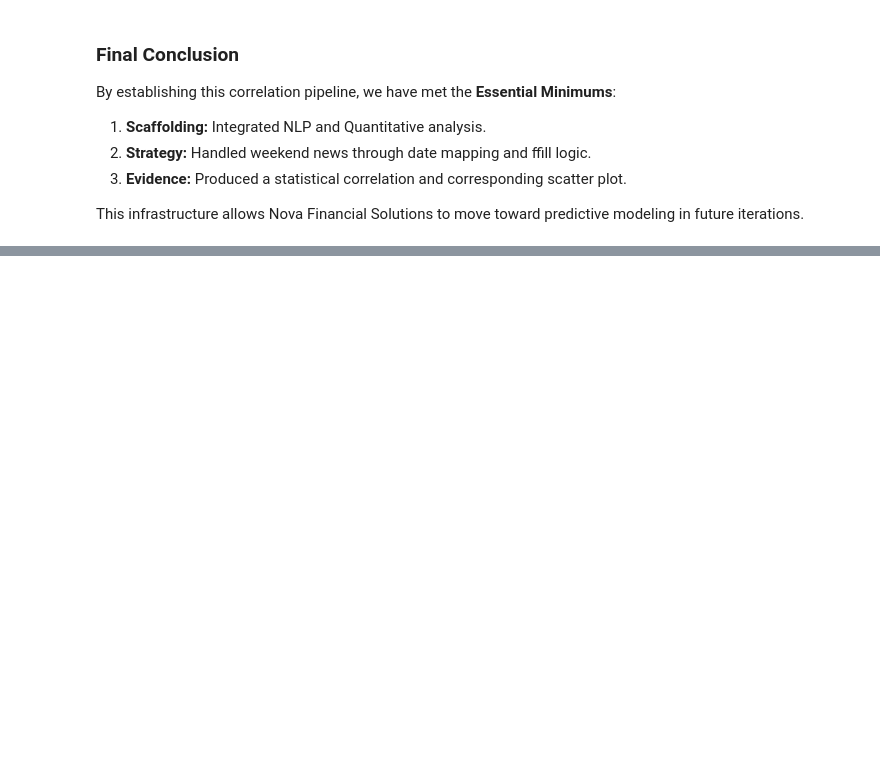
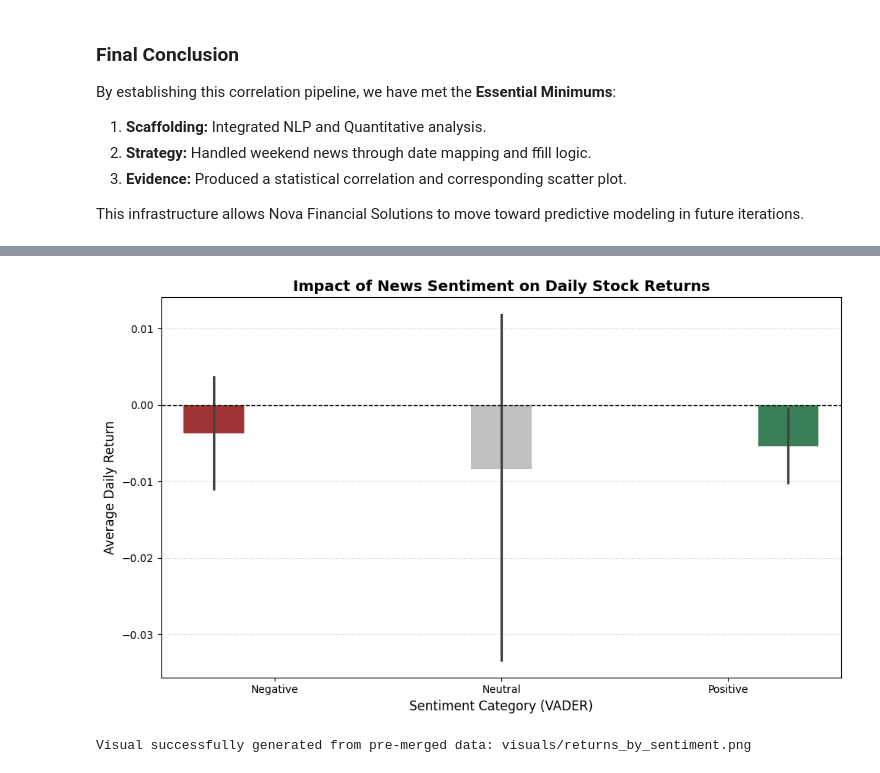
Before and after one commit to Solih06/nova-financial-analysis, a Jupyter notebook: notebooks/03_correlation_analysis.ipynb, the cells around one changed output, grey strips where cells are left out. Cells and saved outputs as stored; diff of their text form; code cells hidden in the pictures; blank space fills up the shorter version.

```diff
--- a/notebooks/03_correlation_analysis.ipynb
+++ b/notebooks/03_correlation_analysis.ipynb
@@ -83,0 +130,44 @@ This infrastructure allows Nova Financial Solutions to move toward predictive mo
+# %%
+import pandas as pd
+import seaborn as sns
+import matplotlib.pyplot as plt
+import os
+
+# 1. Setup Folder
+os.makedirs('visuals', exist_ok=True)
+
+# 2. Categorize Sentiment (Since your data is already pre-merged)
+# We use your 'VADER_Sentiment' column and link it to 'Daily_Returns'
+df_plot = df.copy()
+
+# Standard sentiment thresholds:
+# Below -0.05 is Negative, above 0.05 is Positive, between is Neutral
+df_plot['Sentiment_Category'] = pd.cut(df_plot['VADER_Sentiment'],
+                                       bins=[-float('inf'), -0.05, 0.05, float('inf')],
+                                       labels=['Negative', 'Neutral', 'Positive'])
+
+# 3. Calculate Group Means for a clean Bar Plot
+# This addresses the "Actionable Insight" feedback directly
+plt.figure(figsize=(10, 6))
+sns.barplot(data=df_plot, x='Sentiment_Category', y='Daily_Returns',
+            palette={'Negative': 'firebrick', 'Neutral': 'silver', 'Positive': 'seagreen'},
+            hue='Sentiment_Category', legend=False)
+
+# 4. Styling for a Professional Report
+plt.title('Impact of News Sentiment on Daily Stock Returns', fontweight='bold', fontsize=14)
+plt.axhline(0, color='black', lw=1, ls='--') # Add a baseline at 0
+plt.ylabel('Average Daily Return', fontsize=12)
+plt.xlabel('Sentiment Category (VADER)', fontsize=12)
+
+# 5. Add Grid for readability
+plt.grid(axis='y', linestyle=':', alpha=0.7)
+
+# 6. Save and Show
+plt.tight_layout()
+plt.savefig('visuals/returns_by_sentiment.png')
+plt.show()
+
+print("Visual successfully generated from pre-merged data: visuals/returns_by_sentiment.png")
+# %% [output]
+[figure, added]
+Visual successfully generated from pre-merged data: visuals/returns_by_sentiment.png
```
Also changed, not shown: parts of 3 cells of this notebook, 8 other files.
